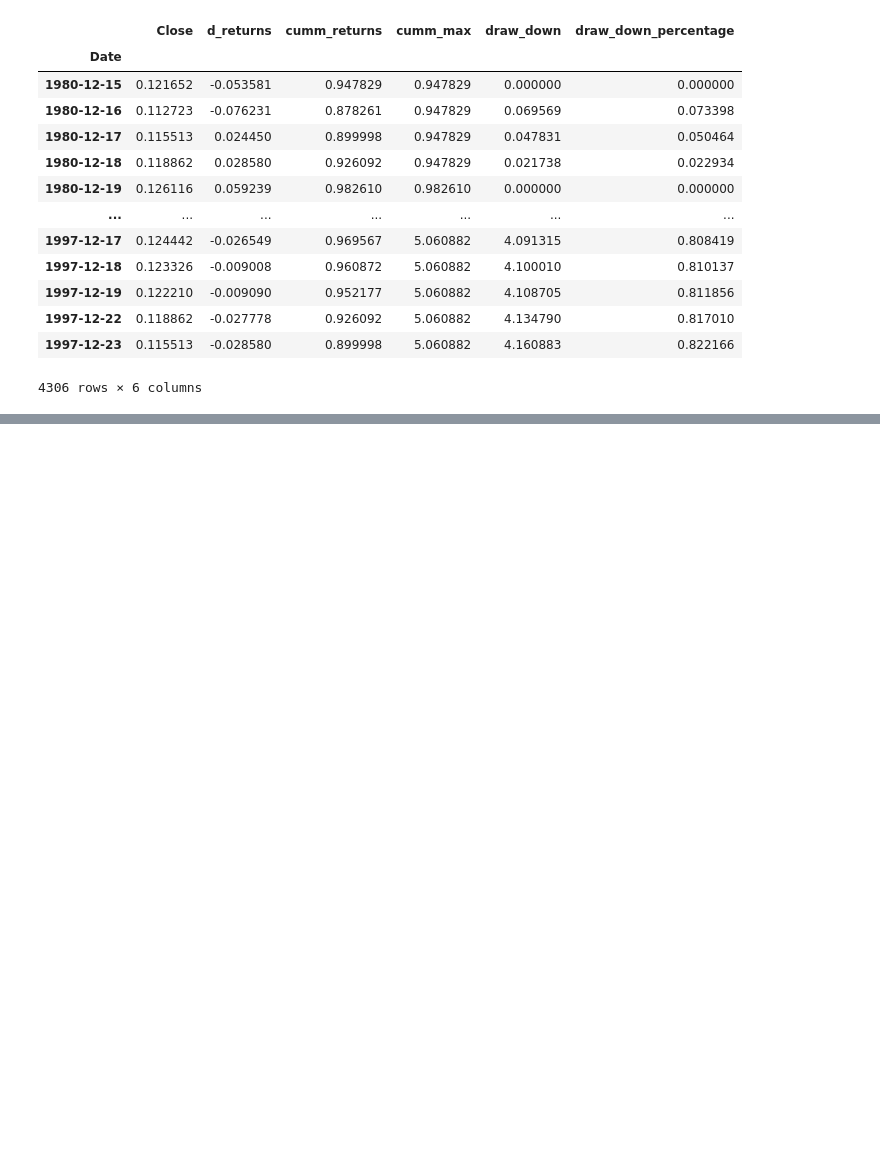
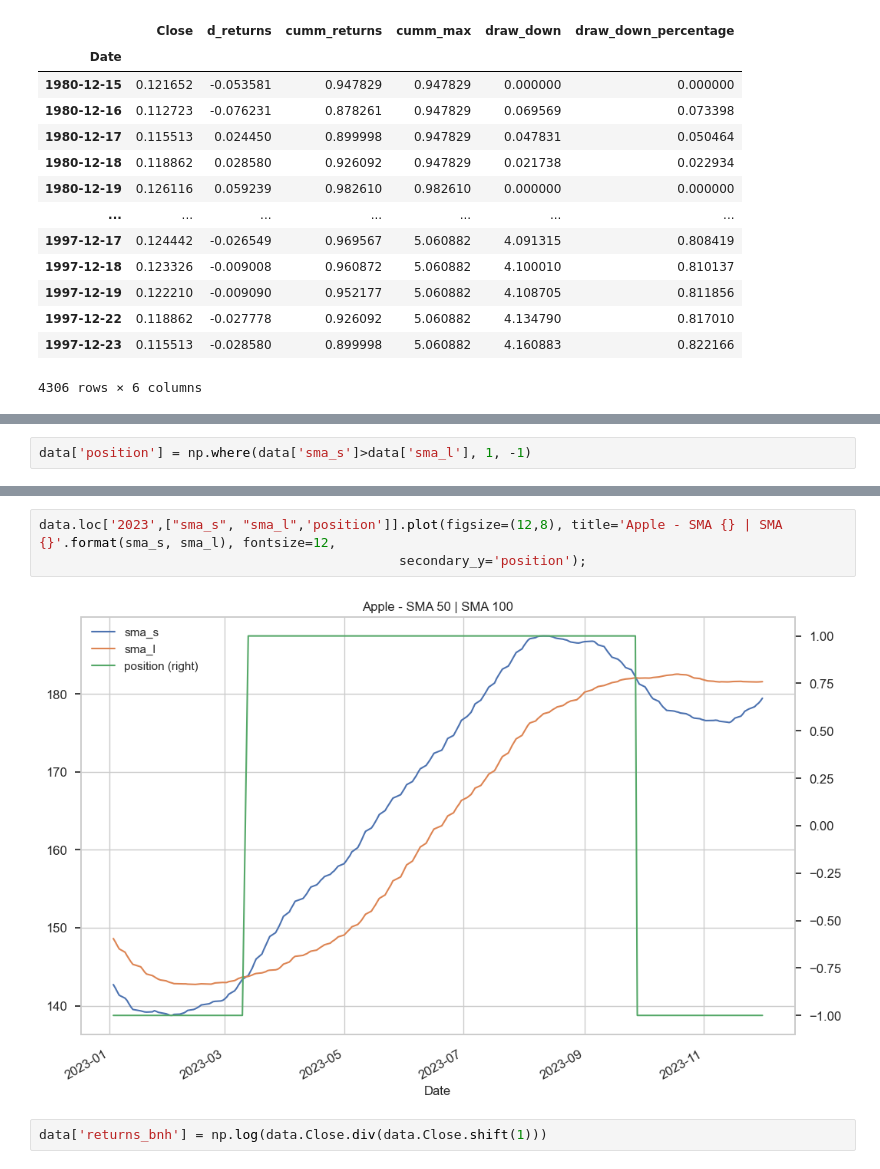
Before and after one commit to chrishunt11/Algorithmic_Trading_Python, a Jupyter notebook: Algorithmic Trading.ipynb, the cells around one changed output, grey strips where cells are left out. Saved outputs shown, nothing was run; the diff lists cells and outputs as text; blank space fills up the shorter version.

```diff
--- a/Algorithmic Trading.ipynb
+++ b/Algorithmic Trading.ipynb
@@ -1569,0 +1644,2 @@ apple.loc[(apple.index<='1997-12-23')]
+# %%
+data['position'] = np.where(data['sma_s']>data['sma_l'], 1, -1)
@@ -1569,0 +1663,7 @@ apple.loc[(apple.index<='1997-12-23')]
+# %%
+data.loc['2023',["sma_s", "sma_l",'position']].plot(figsize=(12,8), title='Apple - SMA {} | SMA {}'.format(sma_s, sma_l), fontsize=12,
+                                              secondary_y='position');
+# %% [output]
+[figure, added]
+# %%
+data['returns_bnh'] = np.log(data.Close.div(data.Close.shift(1)))
```
Also changed, not shown: parts of 14 cells of this notebook.
